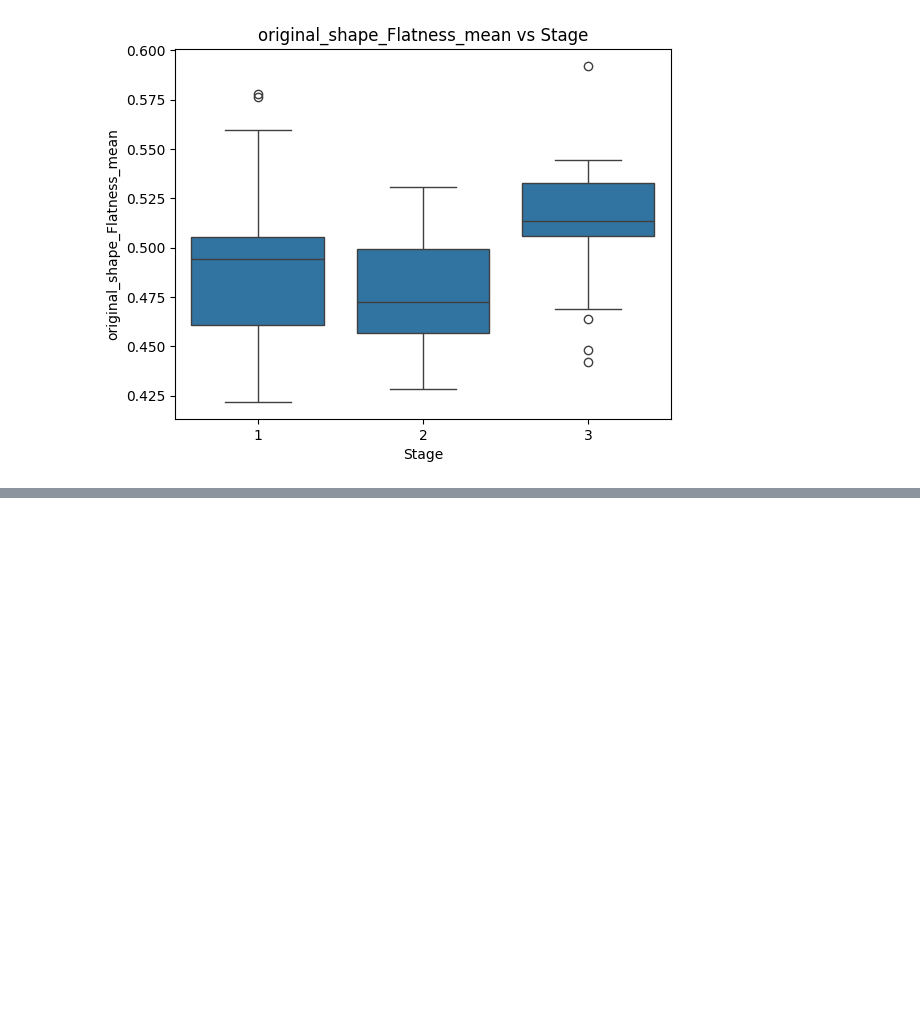
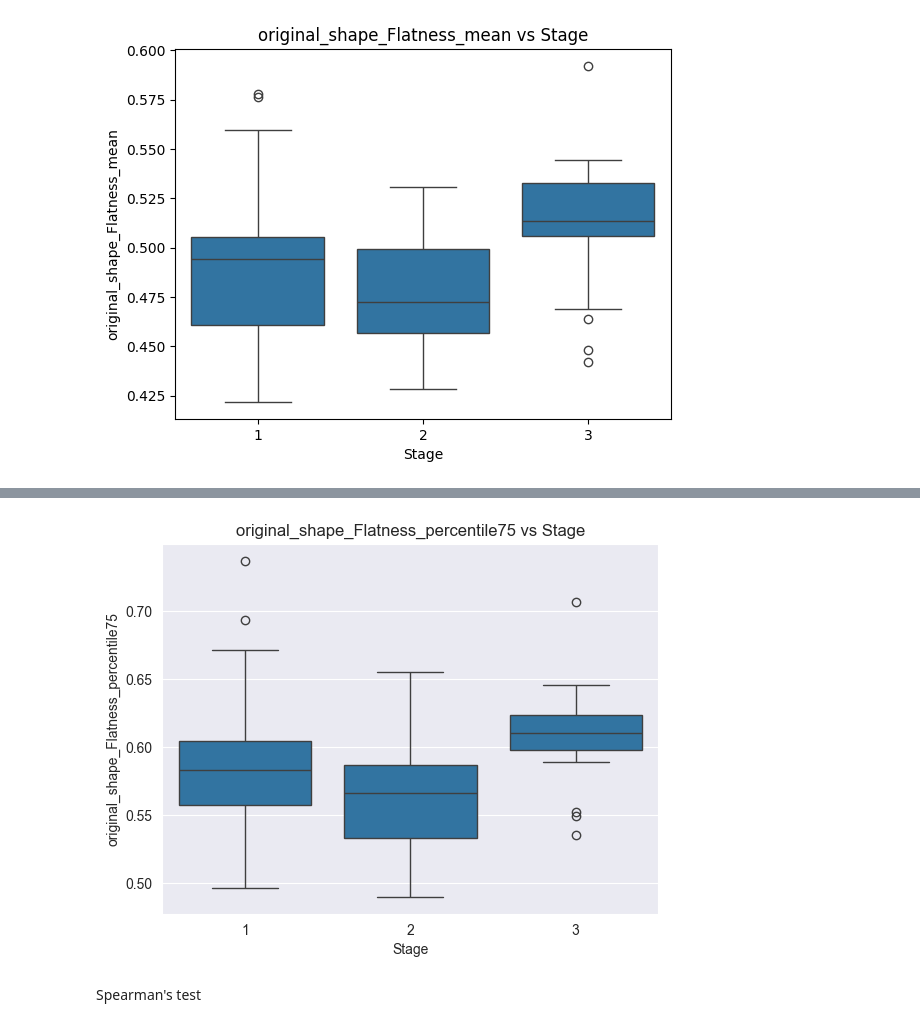
Before and after one commit to lukas1110/Analysis-of-multiple-myelomas-from-dual-CT, a Jupyter notebook: lesions_level/shape_features.ipynb, the cells around one changed output, grey strips where cells are left out. Drawn from its saved outputs; the diff is of its cells as text; code cells hidden in the pictures; blank space fills up the shorter version.

```diff
--- a/lesions_level/shape_features.ipynb
+++ b/lesions_level/shape_features.ipynb
@@ -122,0 +258,26 @@ plt.show()
+# %%
+# KRUSKAL-WALLIS TEST BETWEEN STAGE GROUPS AND SHAPE STATISTIC FEATURES
+pd.set_option('future.no_silent_downcasting', True)
+clinical_df = pd.read_csv(r"D:\Clinical_data\Table_clinical_data.csv", encoding="cp1252")
+clinical_df['Stage'] = clinical_df['ISS classification'].replace({'Stage 1': 1, 'Stage 2': 2, 'Stage 3': 3})
+
+numeric_features = df_final.select_dtypes(include=['number']).columns
+data = pd.merge(df_final, clinical_df[['Patient ID', 'Stage']], left_on='patient_id', right_on='Patient ID', how='inner')
+
+results = []
+for feature in numeric_features:
+
+    stage1 = data[data['Stage'] == 1][feature].dropna()
+    stage2 = data[data['Stage'] == 2][feature].dropna()
+    stage3 = data[data['Stage'] == 3][feature].dropna()
+
+    from scipy.stats import kruskal
+    stat, p_value = kruskal(stage1, stage2, stage3)
+
+    results.append({
+        "Feature": feature,
+        "H_all": stat,
+        "p_value": p_value,
+    })
+results_df = pd.DataFrame(results).sort_values(by='p_value')
+results_df.head(10)
@@ -122,0 +296,12 @@ plt.show()
+# %%
+img_feature = "original_shape_Flatness_percentile75"
+
+sns.boxplot(x='Stage', y=img_feature, data=data)
+plt.xlabel('Stage')
+plt.ylabel(img_feature)
+plt.title(f'{img_feature} vs Stage', fontsize=12)
+plt.show()
+# %% [output]
+[figure, added]
+# %% [markdown]
+Spearman's test
```
Also changed, not shown: parts of 14 cells of this notebook, 1 other file.
